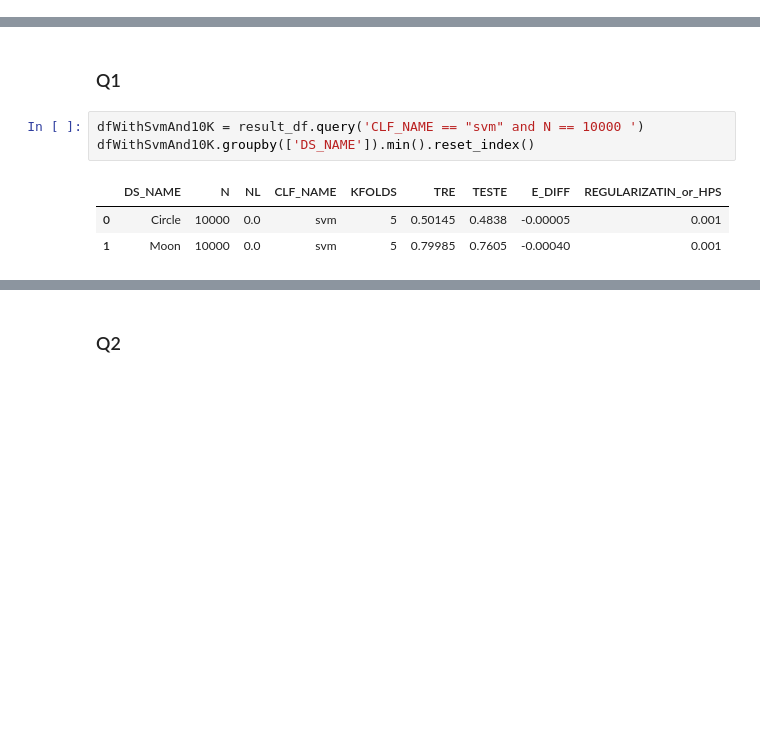
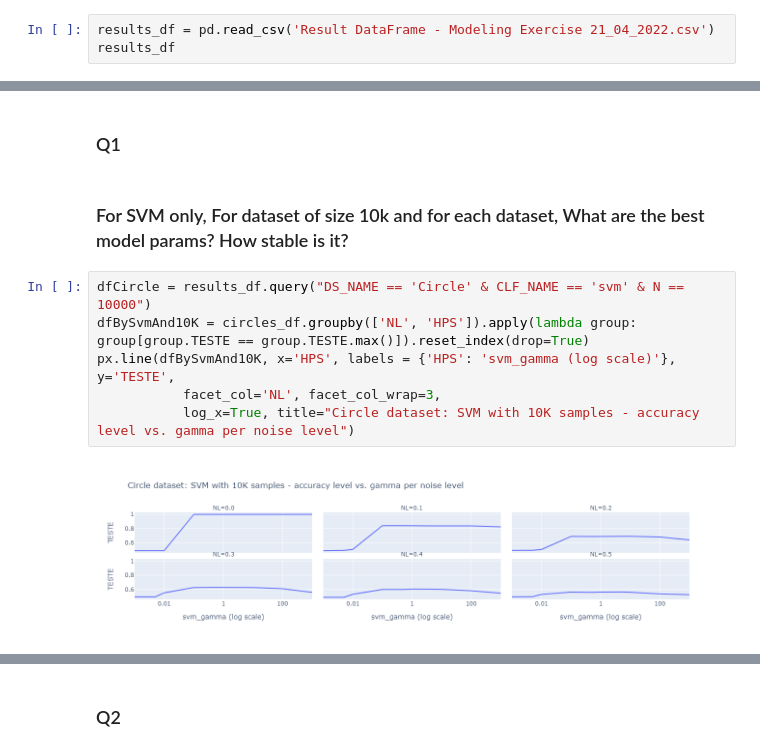
Before and after one commit to binyamin9913/Python_ML-2022, a Jupyter notebook: Final project/Modeling Exercise-mySolution.ipynb, the cells around one changed output, grey strips where cells are left out. Saved outputs shown, nothing was run; the diff lists cells and outputs as text; blank space fills up the shorter version.

Commit message:
finish the modeling exercise

```diff
--- a/Final project/Modeling Exercise-mySolution.ipynb
+++ b/Final project/Modeling Exercise-mySolution.ipynb
@@ -211,2 +257,5 @@ result_df
 # %%
 result_df.to_csv('Result DataFrame - Modeling Exercise 21_04_2022.csv', index = False)
+# %%
+results_df = pd.read_csv('Result DataFrame - Modeling Exercise 21_04_2022.csv')
+results_df
@@ -214,10 +277,13 @@ result_df.to_csv('Result DataFrame - Modeling Exercise 21_04_2022.csv', index =
 # Answer - Analysing the expermient results¶
 # %% [markdown]
 ### Q1
+# %% [markdown]
+### For SVM only, For dataset of size 10k and for each dataset, What are the best model params? How stable is it?
 # %%
-dfWithSvmAnd10K = result_df.query('CLF_NAME == "svm" and N == 10000 ')
-dfWithSvmAnd10K.groupby(['DS_NAME']).min().reset_index()
+dfCircle = results_df.query("DS_NAME == 'Circle' & CLF_NAME == 'svm' & N == 10000")
+dfBySvmAnd10K = circles_df.groupby(['NL', 'HPS']).apply(lambda group: group[group.TESTE == group.TESTE.max()]).reset_index(drop=True)
+px.line(dfBySvmAnd10K, x='HPS', labels = {'HPS': 'svm_gamma (log scale)'}, y='TESTE',
+           facet_col='NL', facet_col_wrap=3,
+           log_x=True, title="Circle dataset: SVM with 10K samples - accuracy level vs. gamma per noise level")
 # %% [output]
-|  | DS_NAME | N | NL | CLF_NAME | KFOLDS | TRE | TESTE | E_DIFF | REGULARIZATIN_or_HPS |
-| 0 | Circle | 10000 | 0.0 | svm | 5 | 0.50145 | 0.4838 | -0.00005 | 0.001 |
-| 1 | Moon | 10000 | 0.0 | svm | 5 | 0.79985 | 0.7605 | -0.00040 | 0.001 |
+[figure, added]
```
Also changed, not shown: parts of 54 cells of this notebook, 1 other file.
